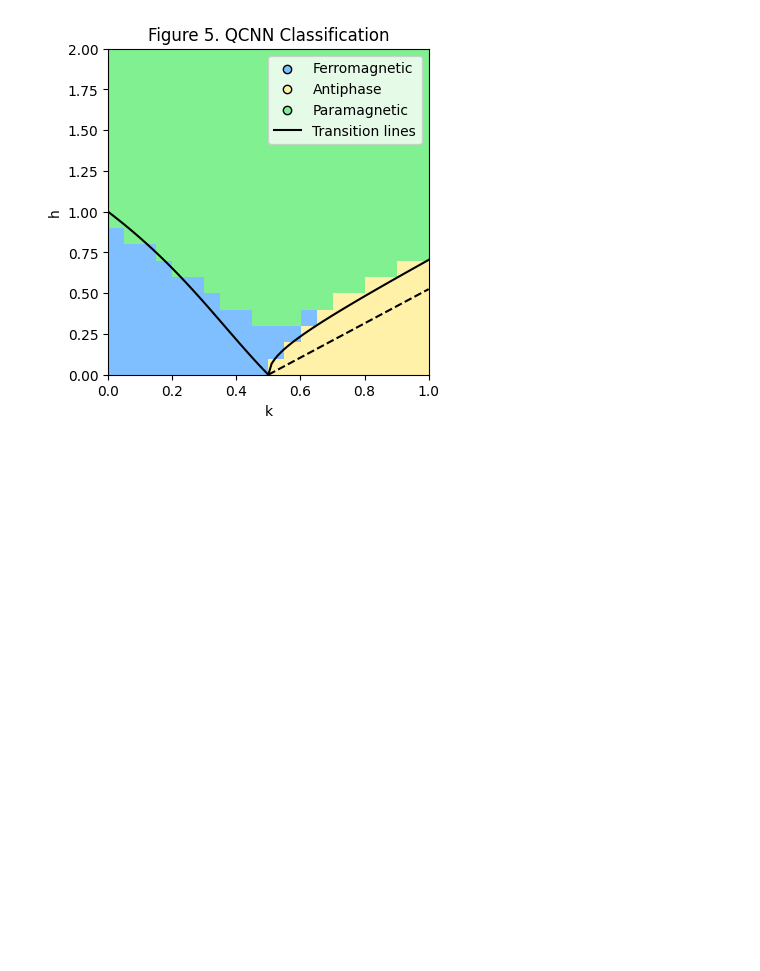
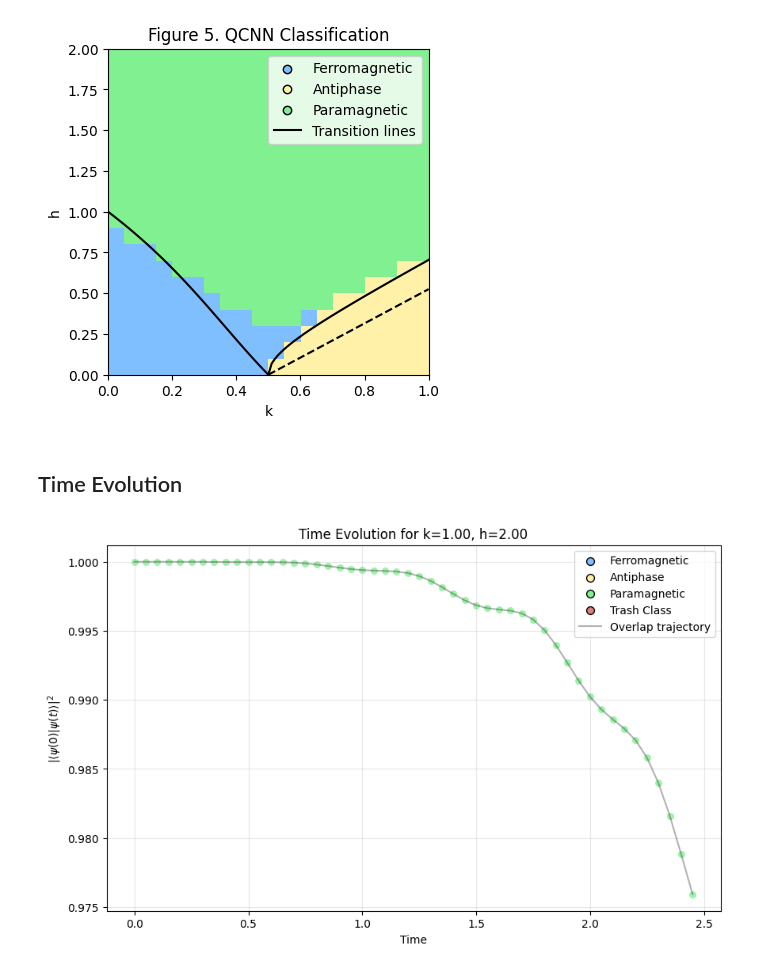
Before and after one commit to alexsockz/ANNNI-model-quantum-computing, a Jupyter notebook: src/Classif_Time_Evol.ipynb, the cells around one changed output. Drawn from its saved outputs; the diff is of its cells as text; code cells hidden in the pictures; blank space fills up the shorter version.

Commit message:
add plots

```diff
--- a/src/Classif_Time_Evol.ipynb
+++ b/src/Classif_Time_Evol.ipynb
@@ -317,3 +281,76 @@ plt.legend()
 plt.show()
 # %% [output]
 [figure]
+# %% [markdown]
+## Time Evolution
+# %%
+def evolve_and_classify(initial_state=None, k=None, h=None, num_time_steps=50, deltaT=0.05, random_seed=None):
+    if random_seed:
+        np.random.seed(random_seed)
+
+    if k is None:
+        k = np.random.uniform(0, 1)
+    if h is None:
+        h = np.random.uniform(0, 2)
+
+    if initial_state is None:# Get initial ground state
+        H_matrix = np.real(qml.matrix(get_H(num_qubits, k, h)))
+        _, psi0 = jnp.linalg.eigh(H_matrix)
+        initial_state = jnp.array(psi0[:, 0], dtype=jnp.complex64)
+
+
+    # Set up time evolution
+    H_hamiltonian = get_H(num_qubits, k, h)
+
+    @qml.qnode(qml.device("default.qubit", wires=num_qubits))
+    def time_evolution(t):
+        qml.StatePrep(initial_state, wires=range(num_qubits), normalize=True)
+        qml.TrotterProduct(H_hamiltonian, time=t, order=2, n=10)
+        return qml.state()
+
+    # Track overlap and classification
+    times = np.arange(0, num_time_steps * deltaT, deltaT)
+    overlaps = []
+    classifications = []
+
+
+    pbar= tqdm.tqdm(total=num_time_steps,desc="Time progress")
+    for t in times:
+        pbar.update(1)
+        evolved_state = time_evolution(t)
+        overlap = np.abs(np.dot(np.conj(initial_state), evolved_state))**2
+        overlaps.append(overlap)
+
+        # Classify
+        probs = vectorized_qcnn_circuit(trained_params, evolved_state.reshape(1, -1))
+        classifications.append(np.argmax(probs))
+    pbar.close()
+    return times, overlaps, classifications
+
+
+
+# Run the evolution
+times, overlaps, classifications = evolve_and_classify(random_seed=42)
+
+
+# Plot with color-coded points
+colors = ['#80bfff', '#fff2a8', '#80f090', '#da8080']
+phase_names = ["Ferromagnetic", "Antiphase", "Paramagnetic", "Trash Class"]
+
+plt.figure(figsize=(10, 6))
+for i, (t, overlap, cls) in enumerate(zip(times, overlaps, classifications)):
+    plt.scatter(t, overlap, color=colors[cls], s=30, alpha=0.7)
+
+# Add phase labels to legend
+for color, name in zip(colors, phase_names):
+    plt.scatter([], [], color=color, label=name, s=50, edgecolors='black')
+
+plt.plot(times, overlaps, 'k-', alpha=0.3, label='Overlap trajectory')
+plt.xlabel("Time")
+plt.ylabel(r"$|\langle\psi(0)|\psi(t)\rangle|^2$")
+plt.title(f"Time Evolution for k={k:.2f}, h={h:.2f}")
+plt.legend(loc='best')
+plt.grid(alpha=0.3)
+plt.show()
+# %% [output]
+[figure, added]
```
Also changed, not shown: parts of 5 cells of this notebook.
